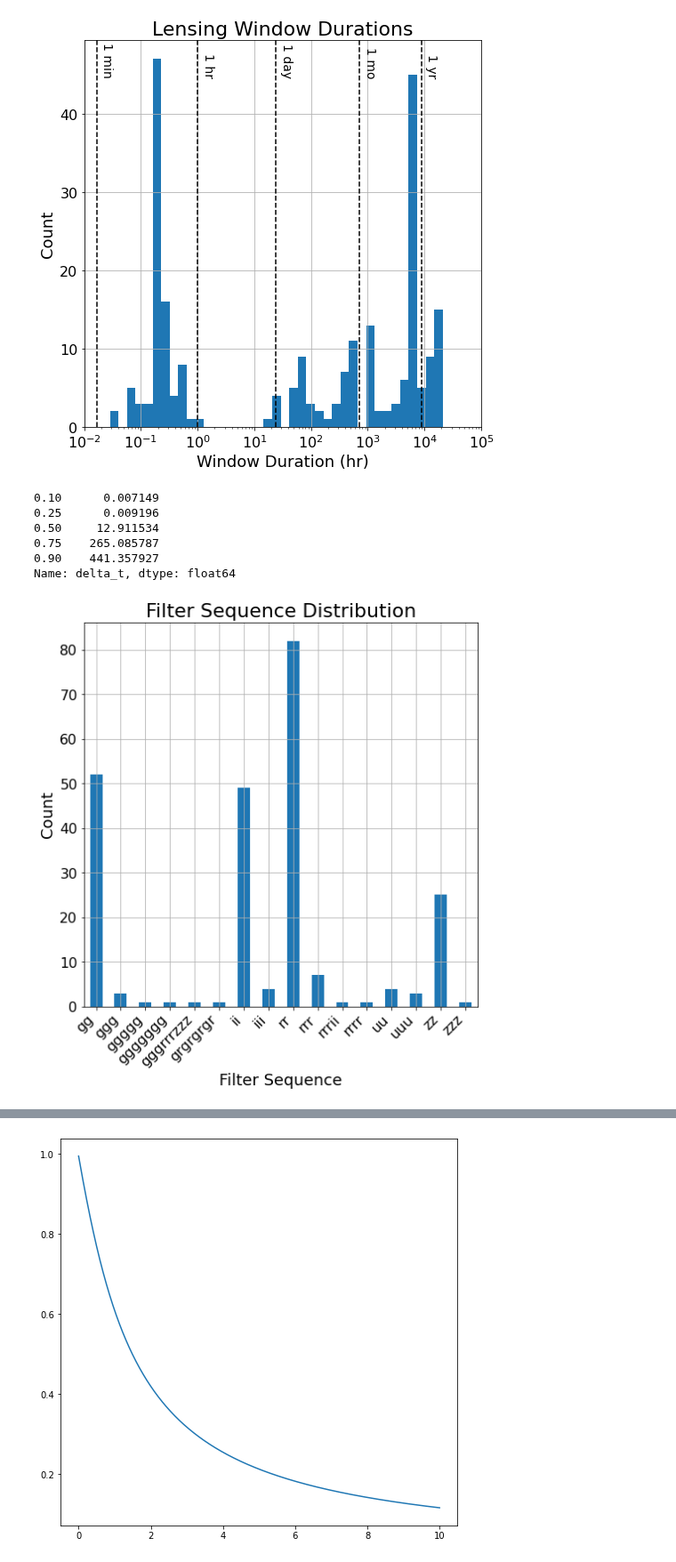
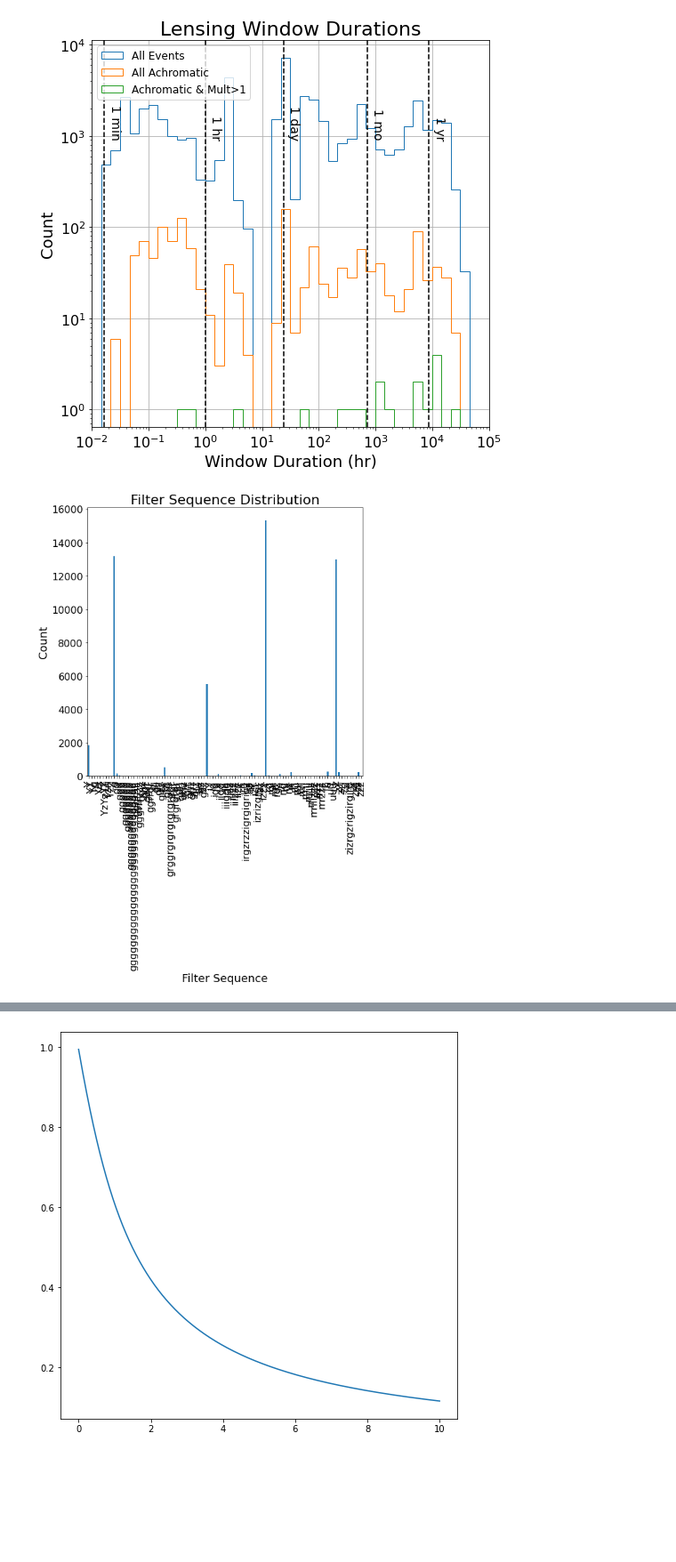
Before and after one commit to adriansh95/StringMicrolensing, a Jupyter notebook: analyze_nsc_lensing_candidates.ipynb, the cells around one changed output, grey strips where cells are left out. Shown at 89% size. Saved outputs shown, nothing was run; the diff lists cells and outputs as text; code cells hidden in the pictures; blank space fills up the shorter version.

Commit message:
plot distributions for who nsc sample

```diff
--- a/analyze_nsc_lensing_candidates.ipynb
+++ b/analyze_nsc_lensing_candidates.ipynb
@@ -18,41 +19,69 @@ lc_df.sort_values(by=["batch", "mjd"], inplace=True)
-# %%
-results_df = datalab_utils.make_lensing_dataframe(lc_df)
-# %%
-results_df = results_df.assign(delta_t=((results_df["t_end"] - results_df["t_start"]) * 24))
+# %%
+filter_seq_count = results_df.groupby(by="filters").t_start.agg("count")
+
+mask_two_sample_results = results_df["n_samples"] > 1
+two_sample_ids = results_df.loc[mask_two_sample_results].index
+mask_two_sample = lc_df["objectid"].isin(two_sample_ids)
+
+achromatic_ids = results_df.loc[results_df["achromatic"]].index
+mult2_ids = results_df.loc[results_df["multiplicity_2"]].index
+n_achromatic = len(achromatic_ids)
+
+mask_achromatic = lc_df["objectid"].isin(achromatic_ids)
+mask_bright = lc_df["cluster_label"] == 0
+mask_mult2 = lc_df["objectid"].isin(mult2_ids)
+
+bright_lc = lc_df.loc[mask_bright & mask_two_sample]
+bright_achromatic_lc = lc_df.loc[mask_achromatic & mask_bright]
+bright_achromatic_mult2_lc = lc_df.loc[mask_achromatic & mask_bright & mask_mult2]
+
+flux_double = -2.5 * np.log10(2)
+
+dmag_bins = np.linspace(-2.5, 0, num=26)
+bright_achromatic = lc_df.loc[mask_achromatic & mask_bright]
+
+mean_err = bright_achromatic["magerr_auto"].mean()
+sigma_err = bright_achromatic["magerr_auto"].std()
+
+achromatic_results = results_df.loc[results_df["achromatic"]]
+achromatic_mult2_results = results_df.loc[results_df["achromatic"] & results_df["multiplicity_2"]]
+
+n_distribution = results_df.loc[mask_two_sample_results].groupby(by="n_samples").filters.agg("count")
+n_achromatic_distribution = achromatic_results.groupby(by="n_samples").filters.agg("count")
+n_achromatic_mult2_distribution = achromatic_mult2_results.groupby(by="n_samples").filters.agg("count")
 # %%
 noteable_times = (np.array([60, 60 * 60, 60 * 60 * 24, 60 * 60 * 24 * 30, 60 * 60 * 24 * 365]) * u.s).to(u.hr).value
 time_labels = ["1 min", "1 hr", "1 day", "1 mo", "1 yr"]
 bins = np.geomspace(results_df["delta_t"].min(), results_df["delta_t"].max() + 1, num=40)
 
 fig, ax = plt.subplots(figsize=(8, 8))
-results_df.hist(column="delta_t", ax=ax, bins=bins, xlabelsize=16, ylabelsize=16)
+results_df.hist(column="delta_t", ax=ax, bins=bins, xlabelsize=16, ylabelsize=16,
+                label="All Events", histtype="step")
+
+achromatic_results.hist(column="delta_t", ax=ax, bins=bins, xlabelsize=16,
+                        ylabelsize=16, label="All Achromatic", histtype="step")
+
+achromatic_mult2_results.hist(column="delta_t", ax=ax, bins=bins, xlabelsize=16,
+                              ylabelsize=16,  label="Achromatic & Mult>1",  histtype="step")
 ax.set_xscale("log")
+ax.set_yscale("log")
 ax.set_xlabel("Window Duration (hr)", fontsize=18)
 ax.set_ylabel("Count", fontsize=18)
 ax.set_title("Lensing Window Durations", fontsize=22)
 ax.tick_params(labelsize=16)
 ax.set_xlim((1e-2, 1e5))
+ax.legend(loc="upper left", fontsize=12)
 blended_transform = ax.get_xaxis_transform()
 axis_transform = ax.transAxes
 axis_transform_inverse = axis_transform.inverted()
 
 for t, l in zip(noteable_times, time_labels):
     ax.axvline(t, ls="--", color='k')
-    (x, y) = axis_transform_inverse.transform(blended_transform.transform((t, 0.91)))
+    (x, y) = axis_transform_inverse.transform(blended_transform.transform((t, 0.75)))
     ax.text(x+0.01, y, l, fontsize=14, transform=axis_transform, rotation=-90)
 
 plt.show(fig)
 # fig.savefig(f"{fig_dir}lensing_window_durations.png")
 plt.close(fig)
 # %% [output]
-[figure, old version]
+[figure, new version]
-# %%
-quantiles = [.1, 0.25, 0.5, 0.75, 0.9]
-results_df["delta_t"].quantile(q=quantiles) / 24
-# %% [output]
-0.10      0.007149
-0.25      0.009196
-0.50     12.911534
-0.75    265.085787
-0.90    441.357927
-Name: delta_t, dtype: float64
@@ -61,14 +88,14 @@ event_types = results_df.groupby(by="filters").t_start.agg("count")
 # %%
 fig, ax = plt.subplots(figsize=(8, 8))
-event_types.plot.bar(ax=ax)
+filter_seq_count.plot.bar(ax=ax)
 ax.set_xlabel("Filter Sequence", fontsize=18)
 ax.set_ylabel("Count", fontsize=18)
 ax.set_title("Filter Sequence Distribution", fontsize=22)
 ax.tick_params(labelsize=16)
-ax.set_xticks(ax.get_xticks(), labels=ax.get_xticklabels(), rotation=45, ha="right")
-ax.grid(visible=True)
+# ax.set_xticks(ax.get_xticks(), labels=ax.get_xticklabels(), rotation=45, ha="right")
+# ax.grid(visible=True)
 plt.show(fig)
 # fig.savefig(f"{fig_dir}filter_category_bar.png")
 plt.close(fig)
 # %% [output]
-[figure, old version]
+[figure, new version]
```
Also changed, not shown: parts of 13 cells of this notebook.
